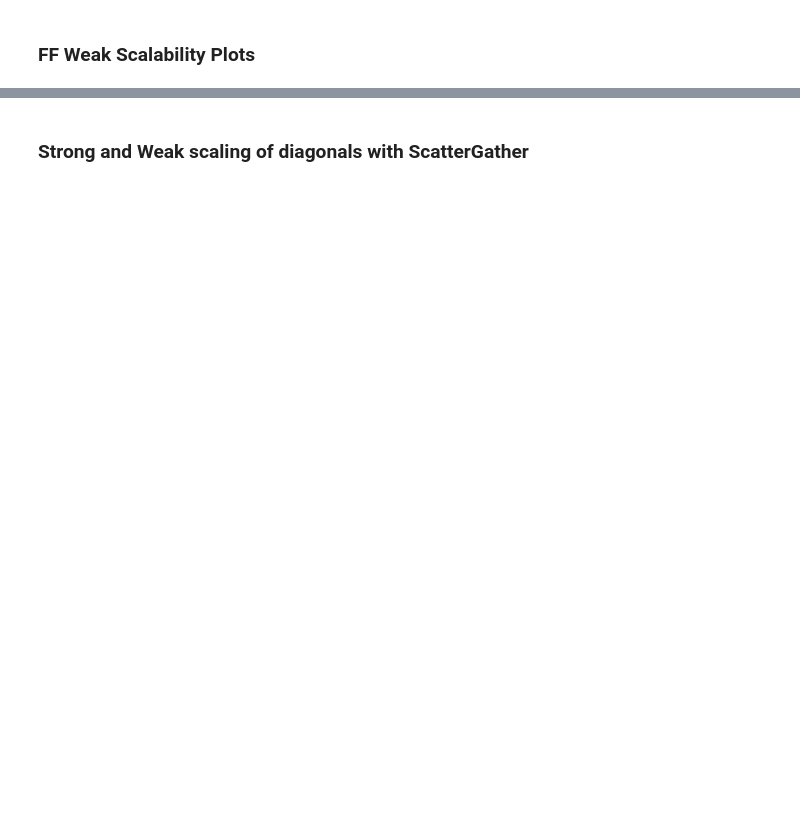
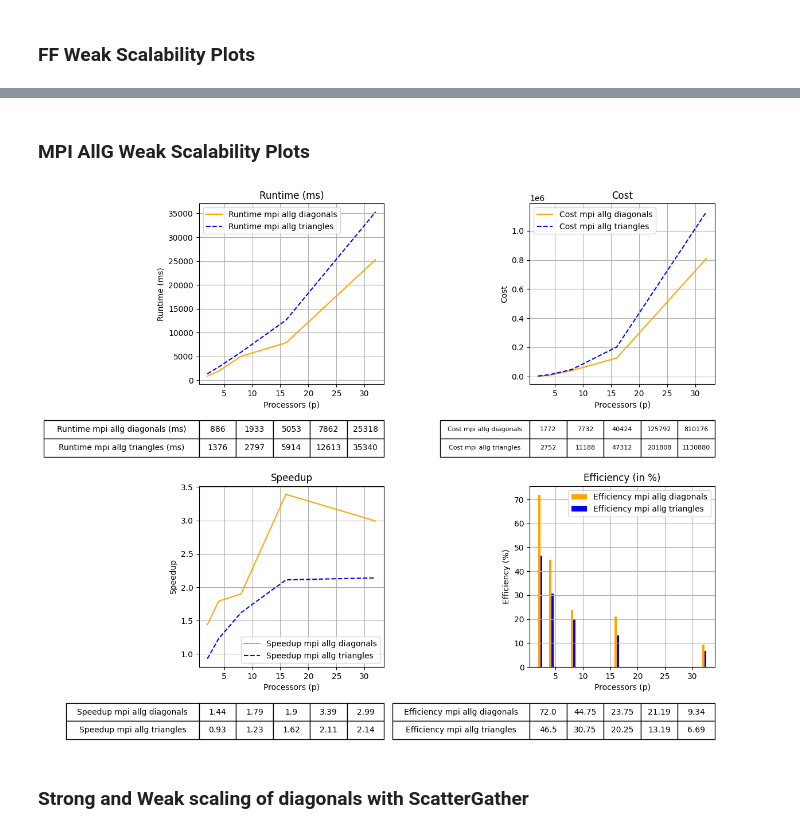
Before and after one commit to mikymatt01/SPM_wavefront, a Jupyter notebook: scripts/wavefront_metrics.ipynb, the cells around one changed output, grey strips where cells are left out. Saved outputs shown, nothing was run; the diff lists cells and outputs as text; code cells hidden in the pictures; blank space fills up the shorter version.

Commit message:
test: scalability analysis

```diff
--- a/scripts/wavefront_metrics.ipynb
+++ b/scripts/wavefront_metrics.ipynb
@@ -390,21 +420,25 @@ plot_analysis(
+# %% [markdown]
+### MPI AllG Weak Scalability Plots
 # %%
 runtime_diag_par, speedup_diag, cost_diag, efficiency_diag, runtime_tria_par, speedup_tria, cost_tria, efficiency_tria = computeMetrics(weak_scalability_data_mpi)
 os.system(f"mkdir -p {weak_scalability_data_mpi[DATAKeys.path]}")
 
 plot_analysis(
     weak_scalability_data_mpi[DATAKeys.processors],
     runtime_diag_par,
     cost_diag,
     speedup_diag,
     efficiency_diag,
-    'ff diagonals',
+    'MPI_AllG diagonals',
     runtime_tria_par,
     cost_tria,
     speedup_tria,
     efficiency_tria,
-    'ff triangles',
+    'MPI_AllG triangles',
     f'{weak_scalability_data_mpi[DATAKeys.path]}/analysis'
 )
+# %% [output]
+[figure, added]
 # %% [markdown]
 ### Strong and Weak scaling of diagonals with ScatterGather
 # %%
```
Also changed, not shown: parts of 12 cells of this notebook, 19 other files.
